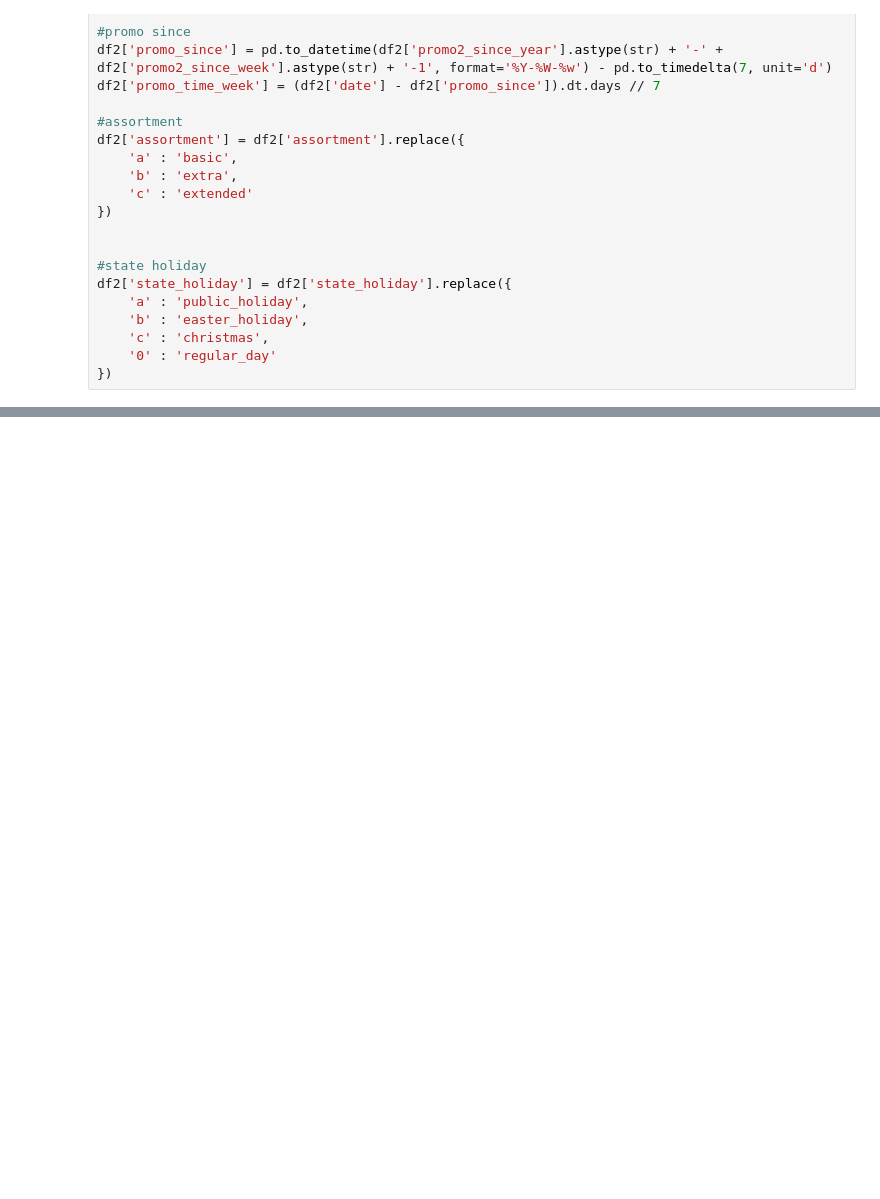
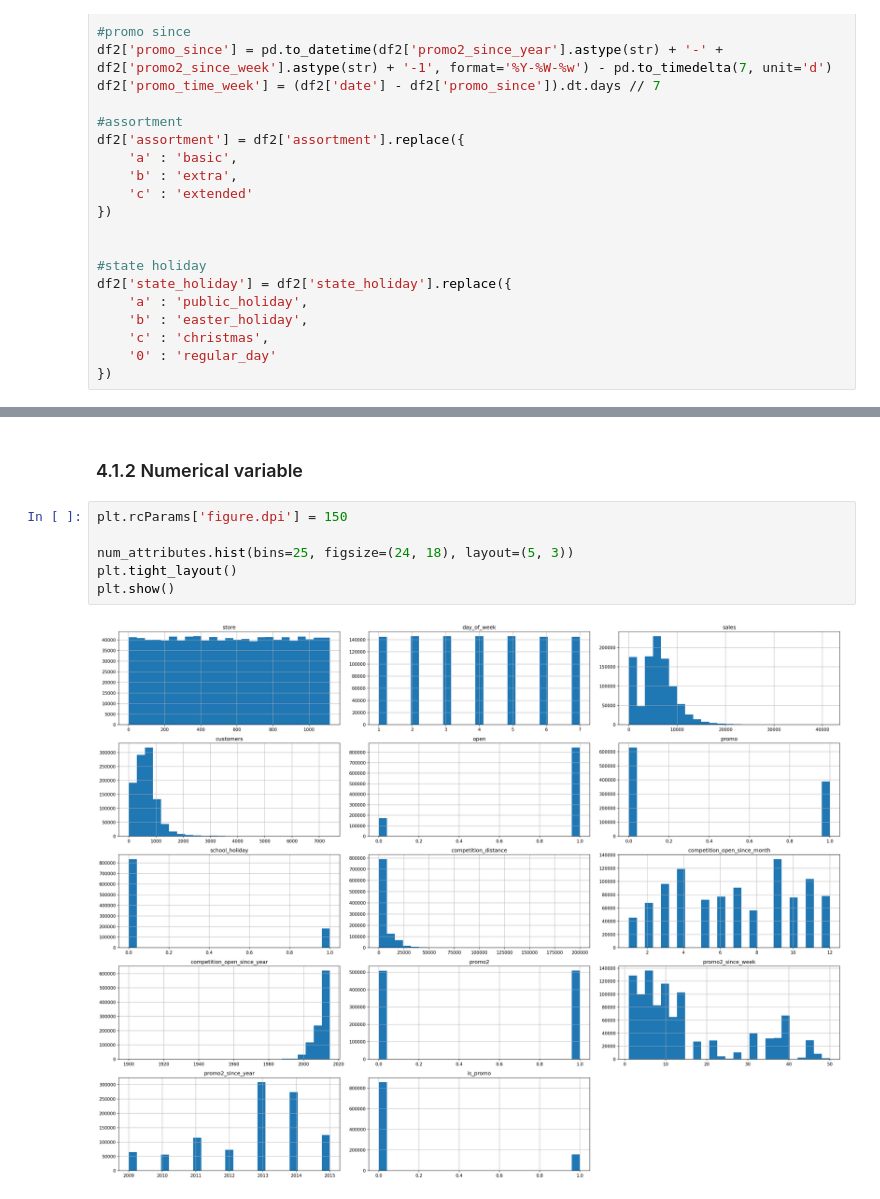
Before and after one commit to Eduardo7copasx/DS_producao, a Jupyter notebook: Projeto/projeto.ipynb, the cells around one changed output, grey strips where cells are left out. Cells and saved outputs as stored; diff of their text form; blank space fills up the shorter version.

```diff
--- a/Projeto/projeto.ipynb
+++ b/Projeto/projeto.ipynb
@@ -384,0 +401,10 @@ df2.head()
+# %% [markdown]
+### 4.1.2 Numerical variable
+# %%
+plt.rcParams['figure.dpi'] = 150
+
+num_attributes.hist(bins=25, figsize=(24, 18), layout=(5, 3))
+plt.tight_layout()
+plt.show()
+# %% [output]
+[figure, added]
```
Also changed, not shown: parts of 18 cells of this notebook.
